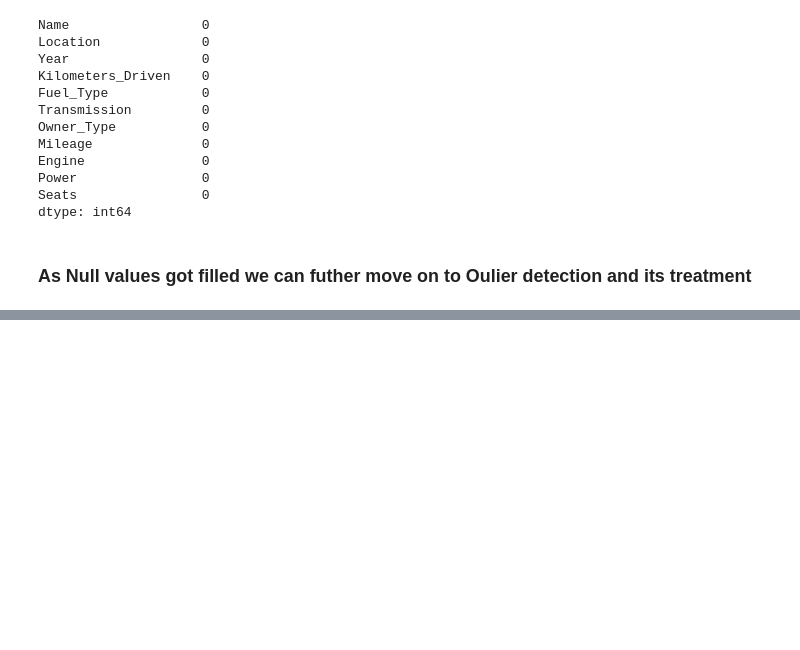
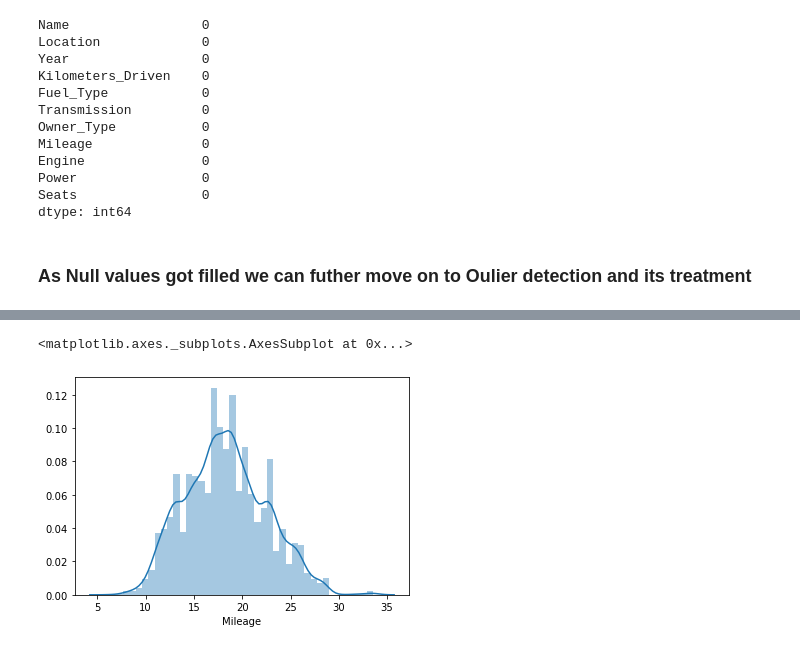
Before and after one commit to Techseeker-404/Project, a Jupyter notebook: car.ipynb, the cells around one changed output, grey strips where cells are left out. Cells and saved outputs as stored; diff of their text form; code cells hidden in the pictures; blank space fills up the shorter version.

```diff
--- a/car.ipynb
+++ b/car.ipynb
@@ -395,0 +425,2 @@ df_train
+# %%
+df_train[df_train.Mileage==0] = df_train[df_train.Mileage==0].replace({'Mileage':0},df_train.groupby('Engine')['Mileage'].median().median())
@@ -395,0 +439,5 @@ df_train
+# %%
+sns.distplot(df_train.Mileage)
+# %% [output]
+<matplotlib.axes._subplots.AxesSubplot at 0x...>
+[figure, added]
```
Also changed, not shown: parts of 18 cells of this notebook.
